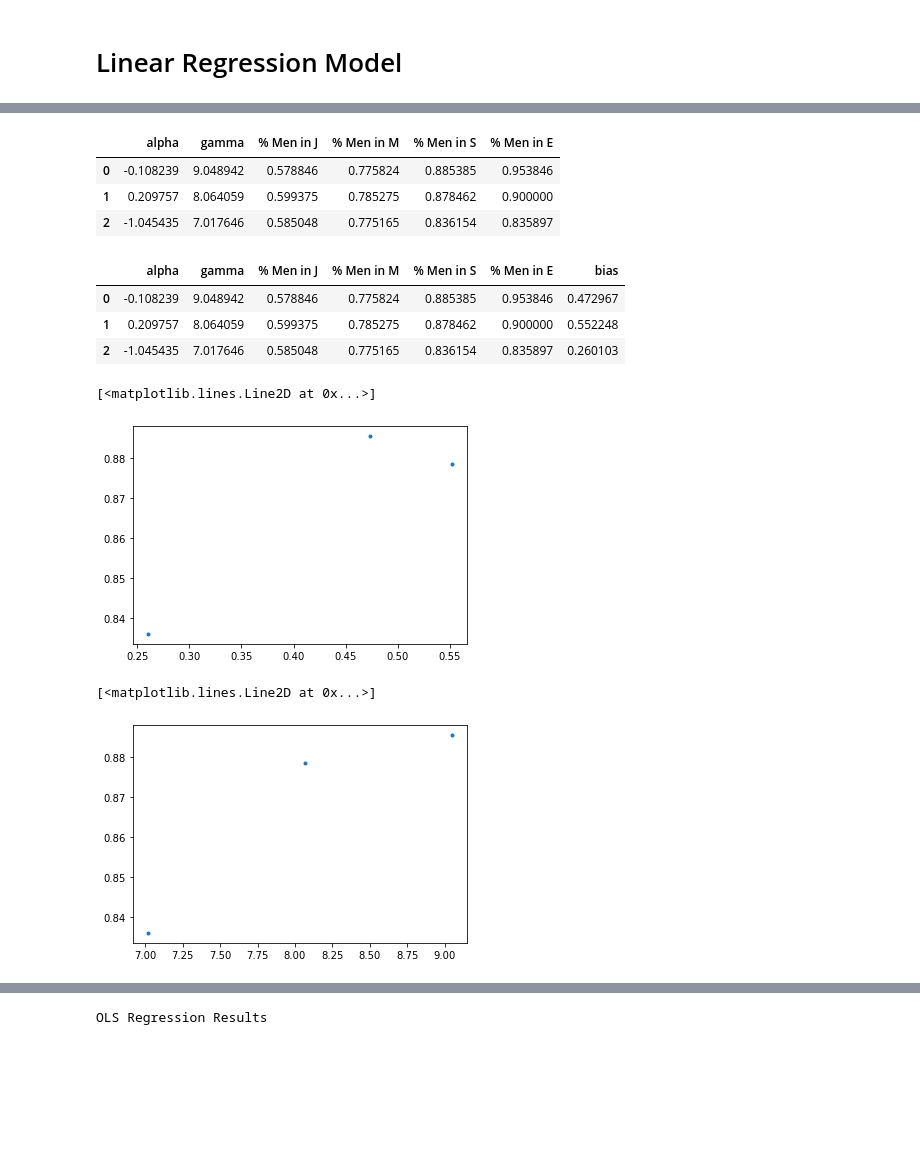
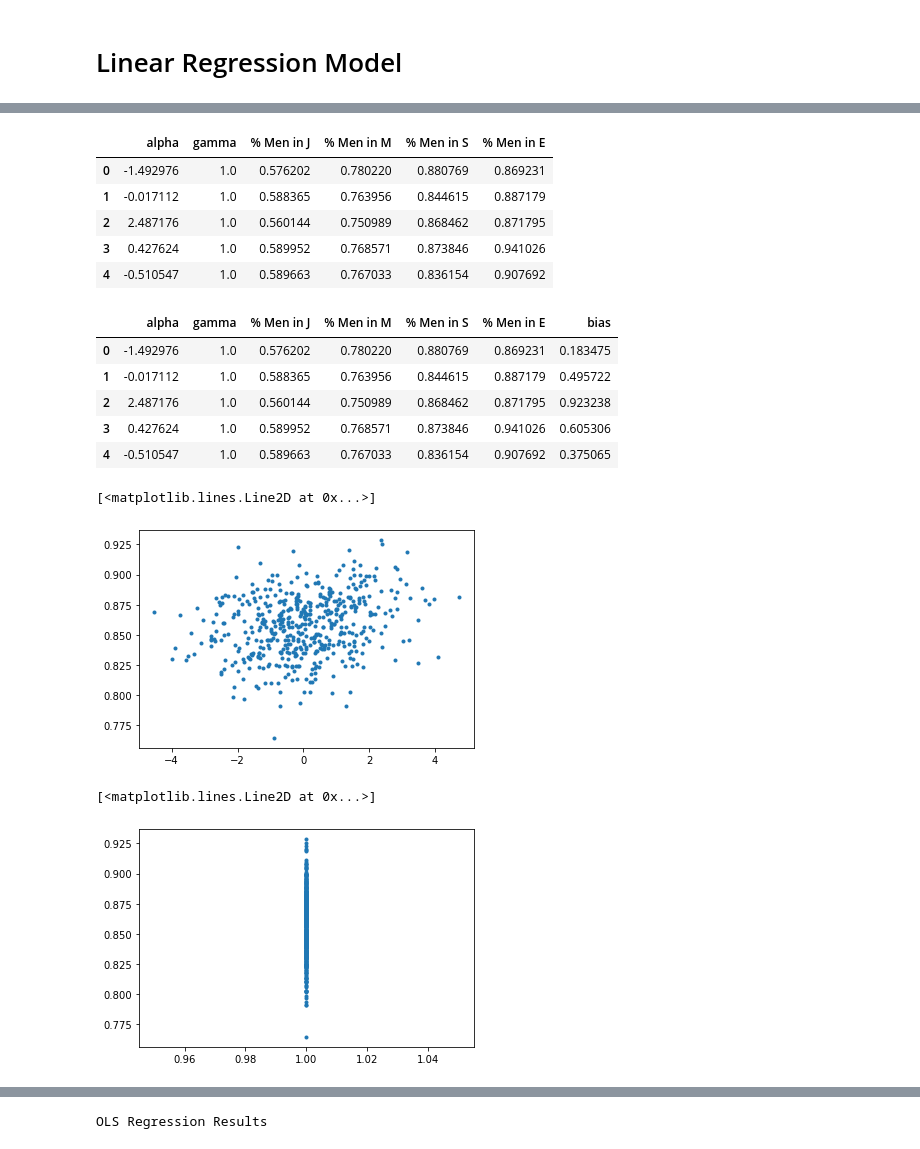
Before and after one commit to bmosh/4580_final_project, a Jupyter notebook: Linear_Regression.ipynb, the cells around one changed output, grey strips where cells are left out. Drawn from its saved outputs; the diff is of its cells as text; code cells hidden in the pictures; blank space fills up the shorter version.

```diff
--- a/Linear_Regression.ipynb
+++ b/Linear_Regression.ipynb
@@ -8,7 +8,7 @@ import statsmodels.api as sm
 import os
 import math
 # %%
-ts = '0269'
+ts = '1363'
 sim_type = 'logit'
 
 path = os.path.join(os.getcwd(), "simulation_data")
@@ -30,26 +39,30 @@ df = df.rename(columns={0: "alpha", 1: "gamma", 2: "% Men in J", 3: "% Men in M"
 df.head()
 # %% [output]
 |  | alpha | gamma | % Men in J | % Men in M | % Men in S | % Men in E |
-| 0 | -0.108239 | 9.048942 | 0.578846 | 0.775824 | 0.885385 | 0.953846 |
-| 1 | 0.209757 | 8.064059 | 0.599375 | 0.785275 | 0.878462 | 0.900000 |
-| 2 | -1.045435 | 7.017646 | 0.585048 | 0.775165 | 0.836154 | 0.835897 |
+| 0 | -1.492976 | 1.0 | 0.576202 | 0.780220 | 0.880769 | 0.869231 |
+| 1 | -0.017112 | 1.0 | 0.588365 | 0.763956 | 0.844615 | 0.887179 |
+| 2 | 2.487176 | 1.0 | 0.560144 | 0.750989 | 0.868462 | 0.871795 |
+| 3 | 0.427624 | 1.0 | 0.589952 | 0.768571 | 0.873846 | 0.941026 |
+| 4 | -0.510547 | 1.0 | 0.589663 | 0.767033 | 0.836154 | 0.907692 |
 # %%
 df['bias'] = (math.e**df['alpha']) / (1+math.e**df['alpha'])
 df.head()
 # %% [output]
 |  | alpha | gamma | % Men in J | % Men in M | % Men in S | % Men in E | bias |
-| 0 | -0.108239 | 9.048942 | 0.578846 | 0.775824 | 0.885385 | 0.953846 | 0.472967 |
-| 1 | 0.209757 | 8.064059 | 0.599375 | 0.785275 | 0.878462 | 0.900000 | 0.552248 |
-| 2 | -1.045435 | 7.017646 | 0.585048 | 0.775165 | 0.836154 | 0.835897 | 0.260103 |
+| 0 | -1.492976 | 1.0 | 0.576202 | 0.780220 | 0.880769 | 0.869231 | 0.183475 |
+| 1 | -0.017112 | 1.0 | 0.588365 | 0.763956 | 0.844615 | 0.887179 | 0.495722 |
+| 2 | 2.487176 | 1.0 | 0.560144 | 0.750989 | 0.868462 | 0.871795 | 0.923238 |
+| 3 | 0.427624 | 1.0 | 0.589952 | 0.768571 | 0.873846 | 0.941026 | 0.605306 |
+| 4 | -0.510547 | 1.0 | 0.589663 | 0.767033 | 0.836154 | 0.907692 | 0.375065 |
 # %%
 #plt.plot(df['bias'],df['% Men in J'],'.')
 #plt.plot(df['alpha'],df['% Men in M'],'.')
 #plt.plot(df['bias'],df['% Men in M'],'.')
-plt.plot(df['bias'],df['% Men in S'],'.')
+plt.plot(df['alpha'],df['% Men in S'],'.')
 #plt.plot(df['bias'],df['% Men in E'],'.')
 # %% [output]
 [<matplotlib.lines.Line2D at 0x...>]
-[figure, old version]
+[figure, new version]
 # %%
 #plt.plot(df['gamma'],df['% Men in J'],".")
 #plt.plot(df['gamma'],df['% Men in M'],".")
@@ -57,7 +70,7 @@ plt.plot(df['gamma'],df['% Men in S'],".")
 #plt.plot(df['gamma'],df['% Men in E'],".")
 # %% [output]
 [<matplotlib.lines.Line2D at 0x...>]
-[figure, old version]
+[figure, new version]
 # %%
 df[['alpha','gamma']].head()
 # %% [output]
```
Also changed, not shown: parts of 6 cells of this notebook, 2 other files.
